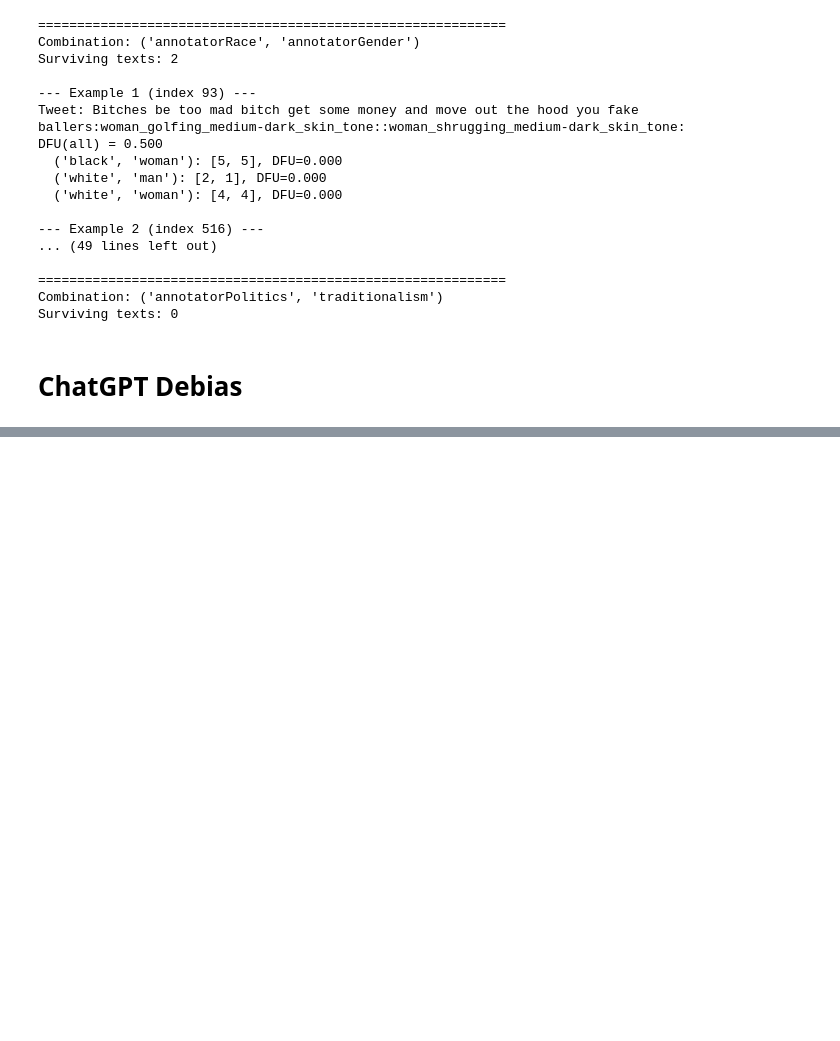
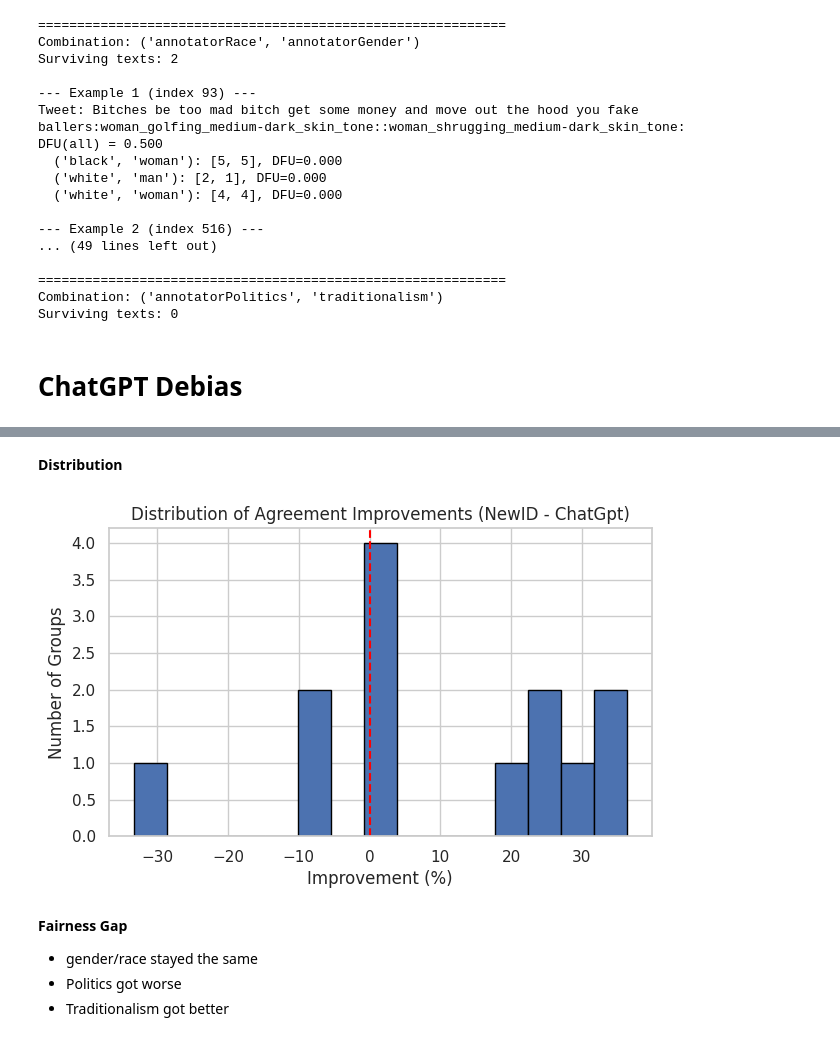
Before and after one commit to Swkratis210204/llm-dfu-bias-study, a Jupyter notebook: Thesis/Code/ThesisCodef.ipynb, the cells around one changed output, grey strips where cells are left out. Cells and saved outputs as stored; diff of their text form; code cells hidden in the pictures; blank space fills up the shorter version.

```diff
--- a/Thesis/Code/ThesisCodef.ipynb
+++ b/Thesis/Code/ThesisCodef.ipynb
@@ -2276,0 +2207,2 @@ dump(xcctk.models[0.3], 'cctk03.joblib')
+# %%
+chat_debias["NewID_Agree"]  = chat_debias.apply(lambda row: get_agreement_groups(row["New_Label"],   row["toxic_pole"]), axis=1)
@@ -2276,0 +2221,28 @@ dump(xcctk.models[0.3], 'cctk03.joblib')
+# %%
+all_tables = []
+
+for dim in chat_debias["dimension"].unique():
+    df_dim = chat_debias[chat_debias["dimension"] == dim]
+
+    group_totals = Counter()
+    for pole in df_dim["toxic_pole"].dropna():
+        group_totals.update(parse_toxic_pole(pole).keys())
+
+    results = {
+        "ChatGpt": compute_agreement_percentages(df_dim, "ChatGpt_Agree", group_totals),
+        "NewID": compute_agreement_percentages(df_dim, "NewID_Agree", group_totals),
+    }
+
+    df_results = pd.DataFrame(results).fillna(0).astype(float)
+    df_results["dimension"] = dim
+    df_results["examples"] = df_results.index.map(group_totals)
+    all_tables.append(df_results.reset_index().rename(columns={"index": "group"}))
+
+comparison_df = pd.concat(all_tables, ignore_index=True)
+
+comparison_df["Δ NewID-ChatGpt"] = comparison_df["NewID"] - comparison_df["ChatGpt"]
+
+numeric_cols = ["ChatGpt", "NewID", "Δ NewID-ChatGpt"]
+comparison_df.style.background_gradient(cmap="Blues", subset=["ChatGpt","NewID"]) \
+    .format({col: "{:.1f}%" for col in ["ChatGpt","NewID"]}) \
+    .format({"Δ NewID-ChatGpt": "{:+.1f}%"})
@@ -2276,0 +2303,18 @@ dump(xcctk.models[0.3], 'cctk03.joblib')
+# %% [markdown]
+**Distribution**
+# %%
+plt.figure(figsize=(7,4))
+plt.hist(comparison_df["Δ NewID-ChatGpt"], bins=15, edgecolor="black")
+plt.axvline(0, color="red", linestyle="--")
+plt.title("Distribution of Agreement Improvements (NewID - ChatGpt)")
+plt.xlabel("Improvement (%)")
+plt.ylabel("Number of Groups")
+plt.show()
+# %% [output]
+[figure, added]
+# %% [markdown]
+**Fairness Gap**
+
+*   gender/race stayed the same
+*   Politics got worse
+*   Traditionalism got better
```
Also changed, not shown: parts of 68 cells of this notebook, 1 other file.
